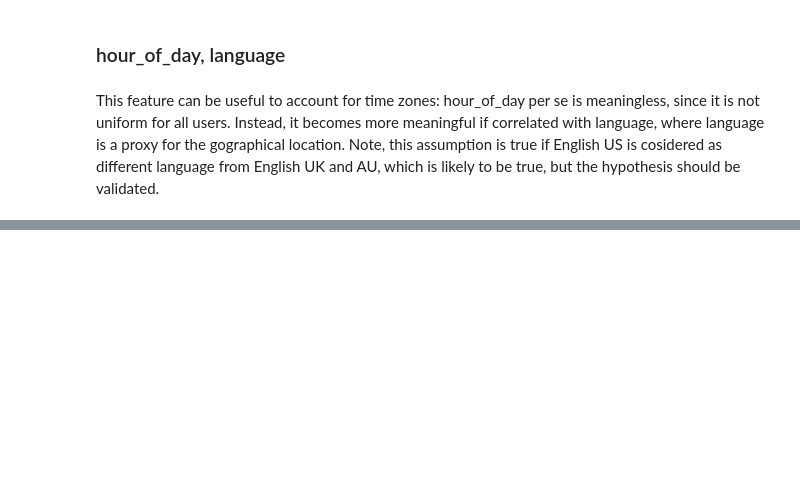
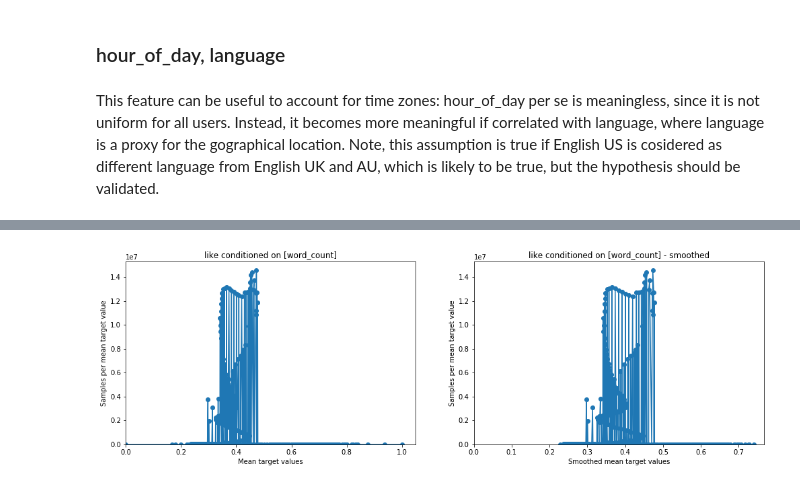
Before and after one commit to MAL-TO/recsys-2021, a Jupyter notebook: notebooks/eda-target-encoding.ipynb, the cells around one changed output, grey strips where cells are left out. Saved outputs shown, nothing was run; the diff lists cells and outputs as text; code cells hidden in the pictures; blank space fills up the shorter version.

```diff
--- a/notebooks/eda-target-encoding.ipynb
+++ b/notebooks/eda-target-encoding.ipynb
@@ -86,3 +88,34 @@ for l in labels:
+# %%
+def hour_of_day(raw_data, features = None):
+    """
+    Extract hour of day (numerical) from tweet_timestamp. UTC time zone
+    """
+    hod = spark.udf.register("HourOfDay", lambda col_value: time.strftime("%H", time.localtime(int(col_value))))
+    raw_data = raw_data.withColumn("hour_of_day", hod(raw_data["tweet_timestamp"]))
+
+    return raw_data
+
+
+def day_of_week(raw_data, features = None):
+    """
+    Extract day of the week (categorical) from tweet_timestamp. UTC time zone
+
+    NOTE: koalas has implemented function to return weekday as number. I guess this suggests wrong ordering,
+          being Sunday closer to Monday than Friday. Verify effect on model's predictions
+    """
+    dow = spark.udf.register("DayOfWeek", lambda col_value: time.strftime("%A", time.localtime(int(col_value))))
+    raw_data = raw_data.withColumn("day_of_week", dow(raw_data["tweet_timestamp"]))
+    return raw_data
+
+
+def word_count(raw_data, features = None):
+    """
+    Count number of words in "text_tokens" field of raw data
+    """
+    # TODO(test) try stopwords removal (maybe expensive and ineffective)
+    wc = spark.udf.register("WordCount", lambda col_value: len(col_value.split("\t")))
+    raw_data = raw_data.withColumn("word_count", wc(raw_data["text_tokens"]))
+    return raw_data
 # %% [markdown]
 # EDA
 Compute conditioned probability of a label being equal to 1, conditioning on one or more attributes.
@@ -270,0 +321,4 @@ result = conditional_prob(df, ["language"], "binary_like_timestamp", ALPHA, [hou
+# %%
+result = conditional_prob(df, [], "binary_like_timestamp", ALPHA, [word_count])
+# %% [output]
+[figure, added]
```
Also changed, not shown: parts of 17 cells of this notebook, 1 other file.
